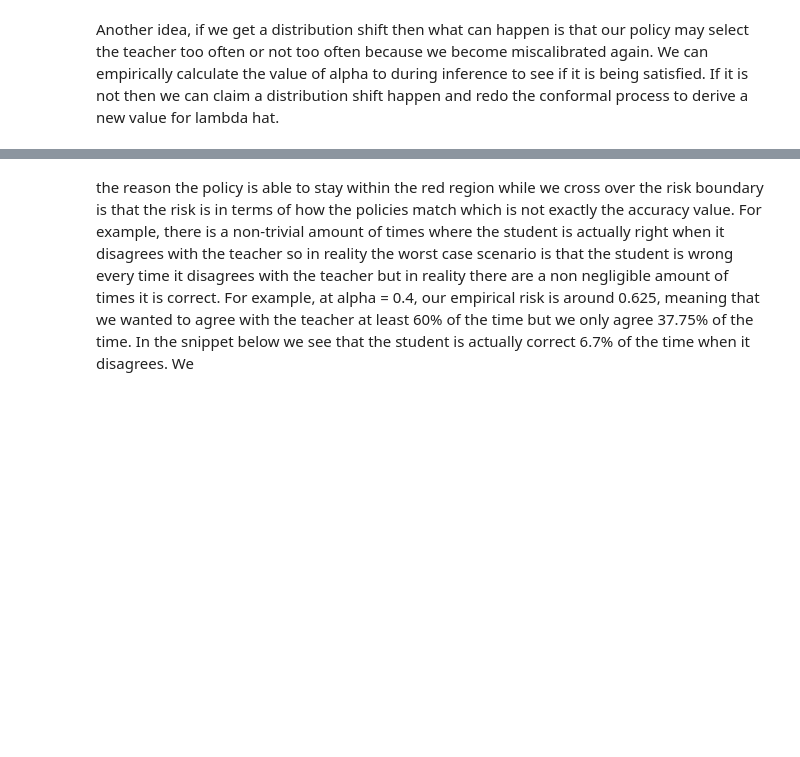
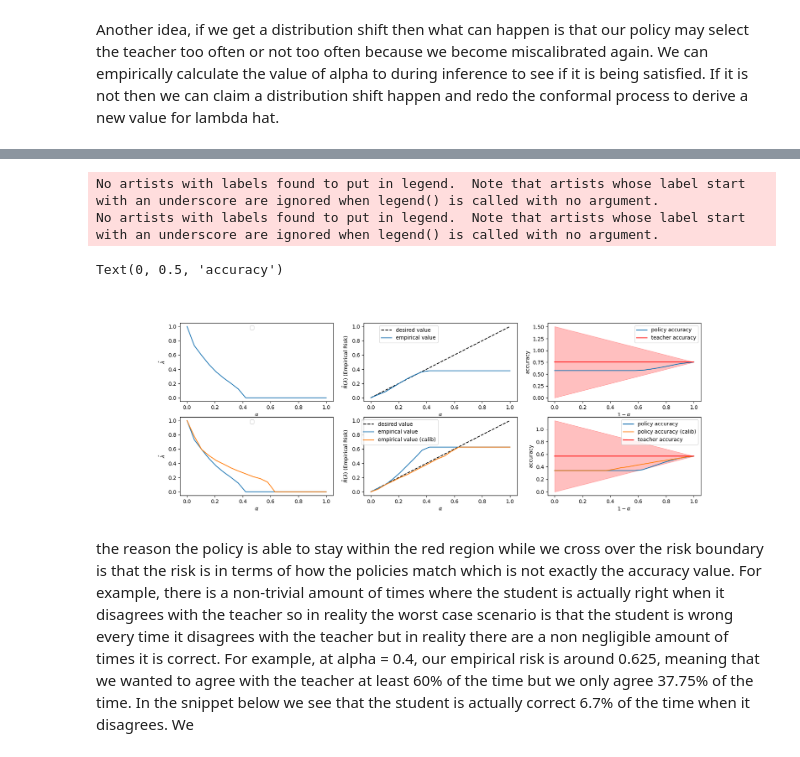
Before and after one commit to Geffen-Cooper/conformal, a Jupyter notebook: tutorial.ipynb, the cells around one changed output, grey strips where cells are left out. Cells and saved outputs as stored; diff of their text form; code cells hidden in the pictures; blank space fills up the shorter version.

```diff
--- a/tutorial.ipynb
+++ b/tutorial.ipynb
@@ -301,3 +314,53 @@ Text(0, 0.5, 'accuracy')
+# %%
+fig,ax = plt.subplots(2,3,figsize=(18,6))
+
+ax[0,0].plot(alphas,lambdas)
+ax[0,0].legend(bbox_to_anchor=(0.5,1))
+ax[0,0].set_xlabel(r'$\alpha$')
+ax[0,0].set_ylabel(r'$\hat{\lambda}$')
+
+ax[1,0].plot(alphas,lambdas)
+ax[1,0].plot(alphas,lambdas_)
+ax[1,0].legend(bbox_to_anchor=(0.5,1))
+ax[1,0].set_xlabel(r'$\alpha$')
+ax[1,0].set_ylabel(r'$\hat{\lambda}$')
+
+ax[0,1].plot(alphas,alphas,linestyle="--",c='k',label="desired value")
+ax[0,1].plot(alphas,1-st_match,label="empirical value")
+ax[0,1].legend(bbox_to_anchor=(0.5,1))
+ax[0,1].set_xlabel(r'$\alpha$')
+ax[0,1].set_ylabel(r'$\hat{R}(\lambda)$ (Empirical Risk)')
+
+y_err_m = t_acc - (alphas)*t_acc
+y_err_p = t_acc + (alphas)*t_acc
+ax[0,2].plot(1-alphas,p_acc,label="policy accuracy")
+ax[0,2].plot(1-alphas,t_acc,label="teacher accuracy",c='r')
+ax[0,2].fill_between(1-alphas,y_err_m,y_err_p,color='r',alpha=0.25)
+ax[0,2].legend(bbox_to_anchor=(1,1))
+ax[0,2].set_xlabel(r'$1-\alpha$')
+ax[0,2].set_ylabel("accuracy")
+
+ax[1,1].plot(alphas,alphas,linestyle="--",c='k',label="desired value")
+ax[1,1].plot(alphas,1-st_match_,label="empirical value")
+ax[1,1].plot(alphas,1-st_match__,label="empirical value (calib)")
+ax[1,1].legend(bbox_to_anchor=(0.5,1))
+ax[1,1].set_xlabel(r'$\alpha$')
+ax[1,1].set_ylabel(r'$\hat{R}(\lambda)$ (Empirical Risk)')
+
+y_err_m = t_acc_ - (alphas)*t_acc_
+y_err_p = t_acc_ + (alphas)*t_acc_
+ax[1,2].plot(1-alphas,p_acc_,label="policy accuracy")
+ax[1,2].plot(1-alphas,p_acc__,label="policy accuracy (calib)")
+ax[1,2].plot(1-alphas,t_acc_,label="teacher accuracy",c='r')
+ax[1,2].fill_between(1-alphas,y_err_m,y_err_p,color='r',alpha=0.25)
+ax[1,2].legend(bbox_to_anchor=(1,1))
+ax[1,2].set_xlabel(r'$1-\alpha$')
+ax[1,2].set_ylabel("accuracy")
+# %% [output]
+No artists with labels found to put in legend.  Note that artists whose label start with an underscore are ignored when legend() is called with no argument.
+No artists with labels found to put in legend.  Note that artists whose label start with an underscore are ignored when legend() is called with no argument.
+Text(0, 0.5, 'accuracy')
+[figure, added]
 # %% [markdown]
 the reason the policy is able to stay within the red region while we cross over the risk boundary is that the risk is in terms of how the policies match which is not exactly the accuracy value. For example, there is a non-trivial amount of times where the student is actually right when it disagrees with the teacher so in reality the worst case scenario is that the student is wrong every time it disagrees with the teacher but in reality there are a non negligible amount of times it is correct. For example, at alpha = 0.4, our empirical risk is around 0.625, meaning that we wanted to agree with the teacher at least 60% of the time but we only agree 37.75% of the time. In the snippet below we see that the student is actually correct 6.7% of the time when it disagrees. We
 # %%
```
Also changed, not shown: parts of 14 cells of this notebook, 1 other file.
